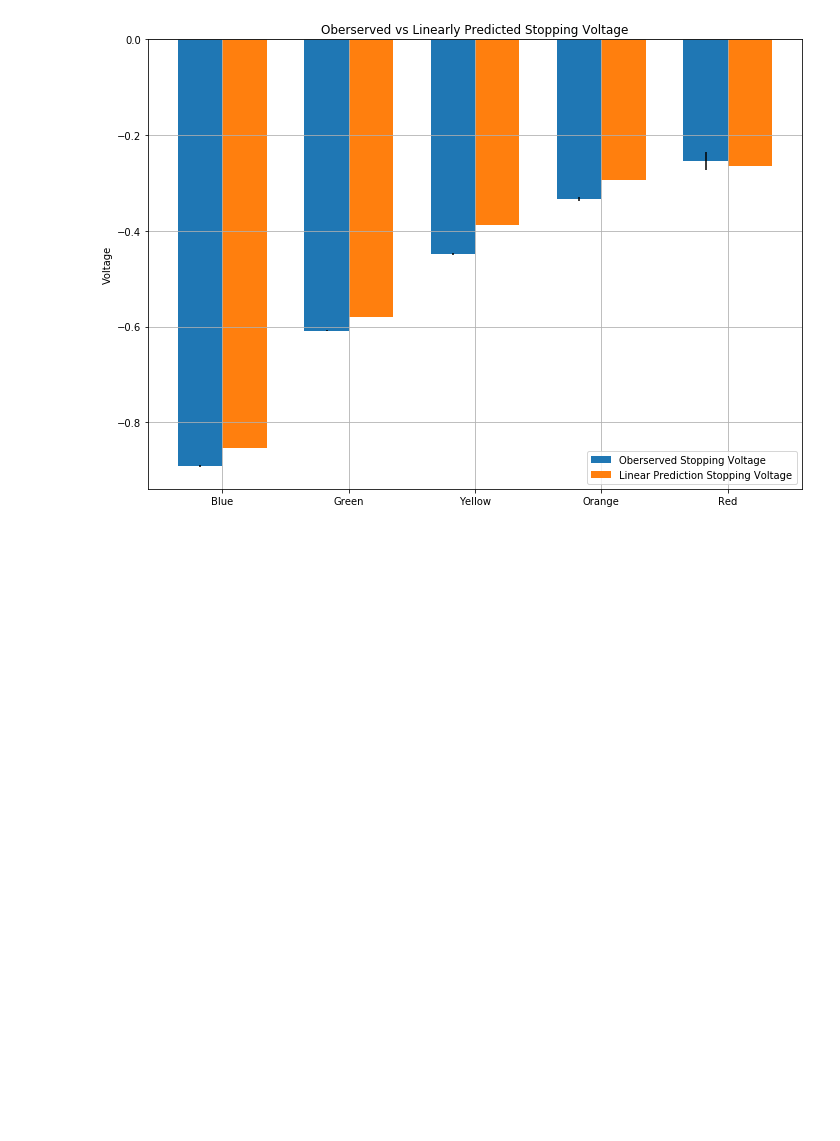
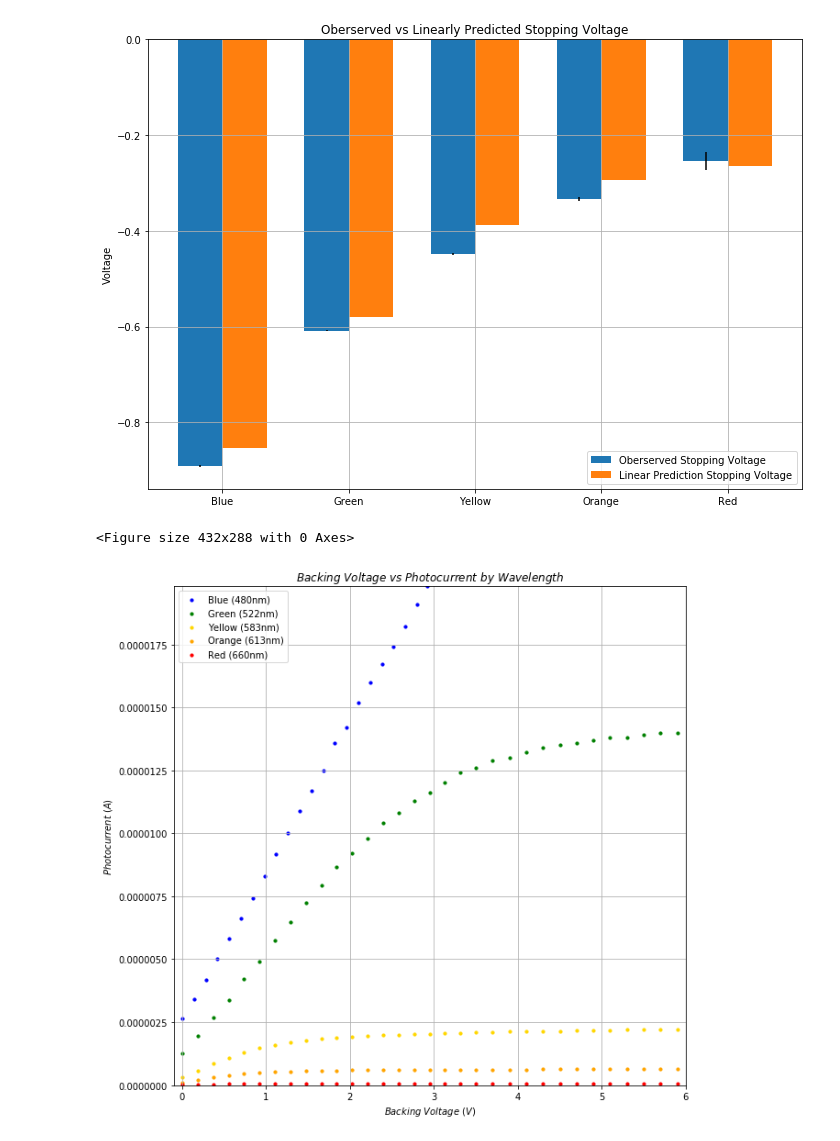
Before and after one commit to tiaanstals/PHYS1902_GROUP_PROJECT, a Jupyter notebook: EnergyDistribution.ipynb, the cells around one changed output. Drawn from its saved outputs; the diff is of its cells as text; code cells hidden in the pictures; blank space fills up the shorter version.

```diff
--- a/EnergyDistribution.ipynb
+++ b/EnergyDistribution.ipynb
@@ -34,4 +51,5 @@ df.to_csv('EnergyDistributionData.csv',index=False)
 # %%
 #Reading the data
 df = pd.read_csv('EnergyDistributionData.csv')
+df_positive = pd.read_csv('EnergyDistributionDataPositive.csv')
 # %%
@@ -166,3 +184,25 @@ plt.grid(which='both')
 plt.show()
 # %% [output]
 [figure]
+# %%
+plt.clf()
+plt.figure(figsize=(10,10))
+plt.scatter(df_positive.v_b, df_positive.i_b,color='blue', label="Blue (480nm)", marker='.', s=40)
+plt.scatter(df_positive.v_g,df_positive.i_g, color='green',label="Green (522nm)",marker='.', s=40)
+plt.scatter(df_positive.v_y,df_positive.i_y,color='gold',label="Yellow (583nm)",marker='.', s=40)
+plt.scatter(df_positive.v_o,df_positive.i_o,color='orange',label="Orange (613nm)",marker='.', s=40)
+plt.scatter(df_positive.v_r,df_positive.i_r,color='red',label="Red (660nm)",marker='.', s=40)
+plt.title(r'$Backing \ Voltage \ vs \ Photocurrent \ by \ Wavelength$')
+plt.xlabel(r'$Backing \ Voltage \ (V)$')
+plt.ylabel(r'$Photocurrent \ (A)$')
+plt.legend(loc='upper left')
+# plt.show()
+axes = plt.gca()
+axes.set_ylim(-0.1e-7,max(df_positive.i_b)+ 1e-8)
+axes.set_xlim(-0.1,max(df_positive.v_y)+0.1)
+# plt.yticks(np.arange(0,210e-9,10e-9))
+plt.grid()
+plt.show()
+# %% [output]
+<Figure size 432x288 with 0 Axes>
+[figure, added]
```
Also changed, not shown: parts of 3 cells of this notebook, 1 other file.
